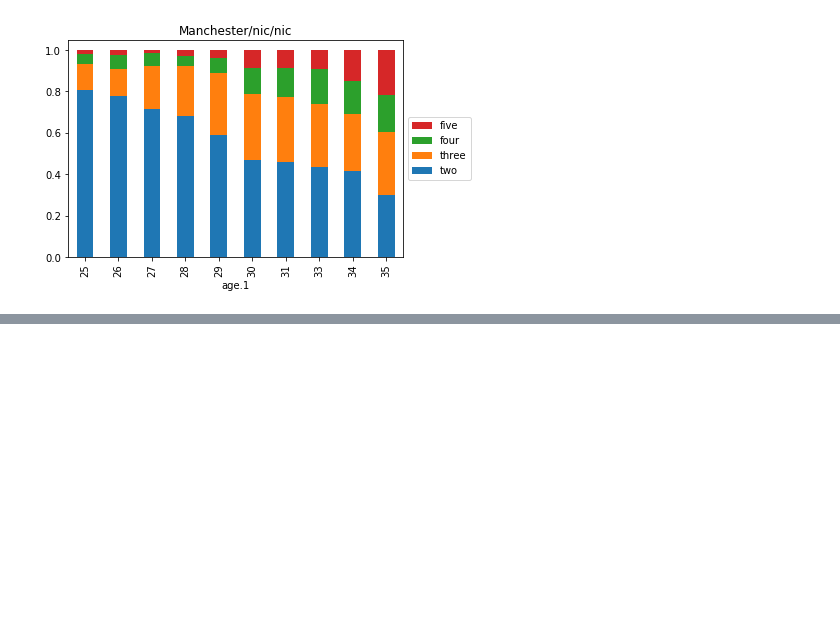
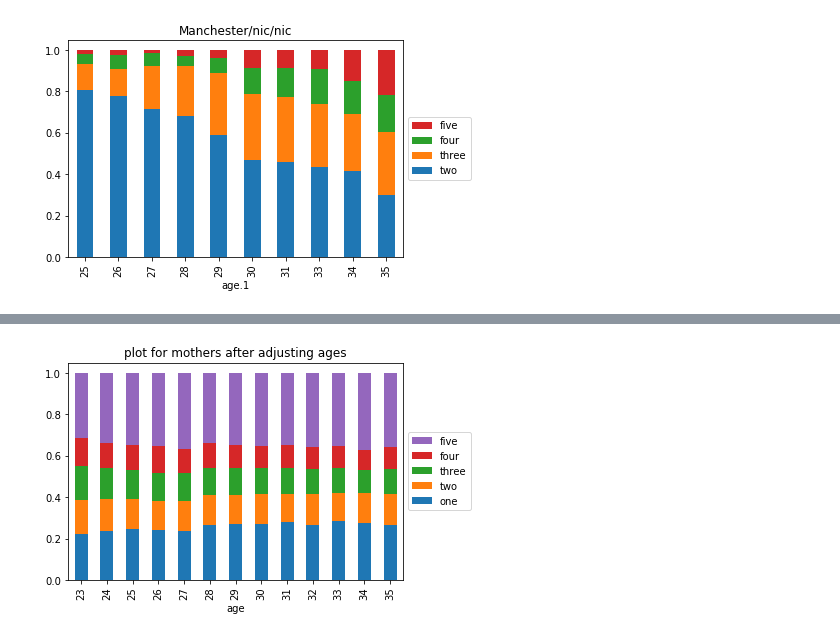
Before and after one commit to qxu1994/Two-word-stage, a Jupyter notebook: Manchester.ipynb, the cells around one changed output, grey strips where cells are left out. Cells and saved outputs as stored; diff of their text form; code cells hidden in the pictures; blank space fills up the shorter version.

```diff
--- a/Manchester.ipynb
+++ b/Manchester.ipynb
@@ -193,0 +229,9 @@ for child in children:
+# %%
+df_mother_ageper = pd.read_excel('Manchester_mother.xlsx')
+# %%
+ax = df_mother_ageper.groupby('age').mean().plot.bar(stacked = True, legend = True, title = 'plot for mothers after adjusting ages')
+handles, labels= ax.get_legend_handles_labels()
+ax.legend(reversed(handles), reversed(labels), loc='center left', bbox_to_anchor=(1, 0.5))
+plt.show()
+# %% [output]
+[figure, added]
```
Also changed, not shown: parts of 10 cells of this notebook.
